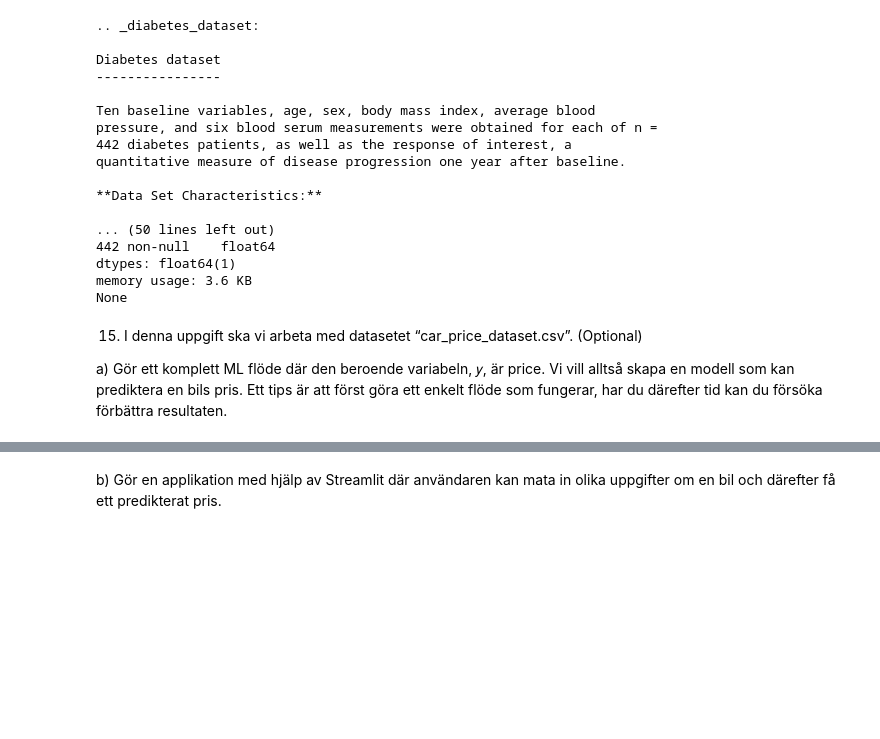
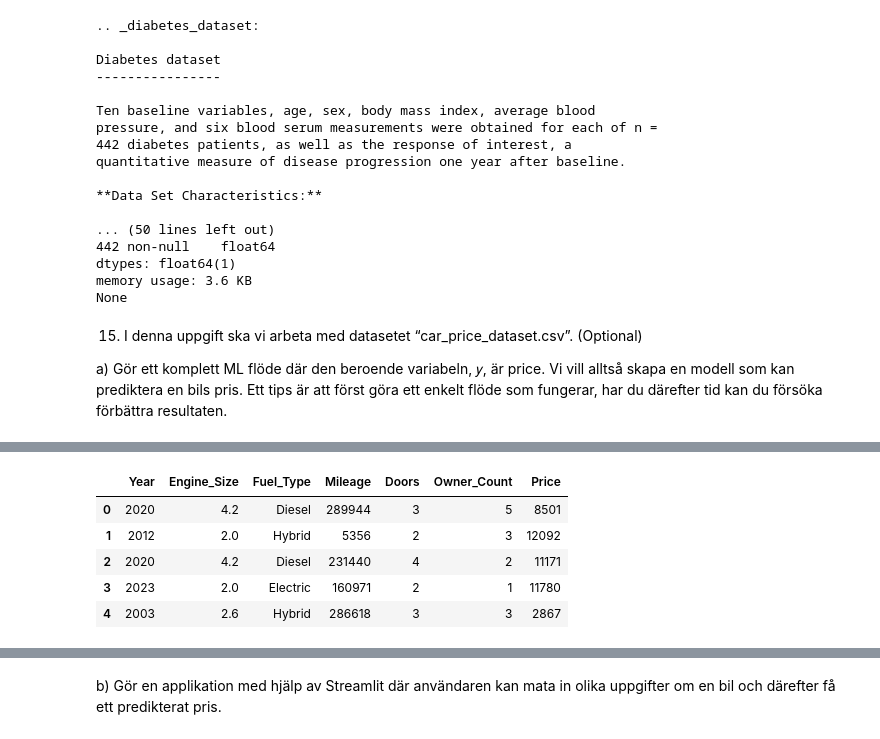
Before and after one commit to OscarWEdu/ai1kk, a Jupyter notebook: kap3.ipynb, the cells around one changed output, grey strips where cells are left out. Drawn from its saved outputs; the diff is of its cells as text; code cells hidden in the pictures; blank space fills up the shorter version.

```diff
--- a/kap3.ipynb
+++ b/kap3.ipynb
@@ -211,0 +221,12 @@ förbättra resultaten.
+# %%
+carDataset = carDataset.drop(columns=['Brand', 'Model', 'Transmission'])
+Xc = carDataset.drop(columns=['Price'])
+yc = carDataset['Price']
+carDataset.head()
+# %% [output]
+|  | Year | Engine_Size | Fuel_Type | Mileage | Doors | Owner_Count | Price |
+| 0 | 2020 | 4.2 | Diesel | 289944 | 3 | 5 | 8501 |
+| 1 | 2012 | 2.0 | Hybrid | 5356 | 2 | 3 | 12092 |
+| 2 | 2020 | 4.2 | Diesel | 231440 | 4 | 2 | 11171 |
+| 3 | 2023 | 2.0 | Electric | 160971 | 2 | 1 | 11780 |
+| 4 | 2003 | 2.6 | Hybrid | 286618 | 3 | 3 | 2867 |
```
Also changed, not shown: parts of 10 cells of this notebook, 1 other file.
